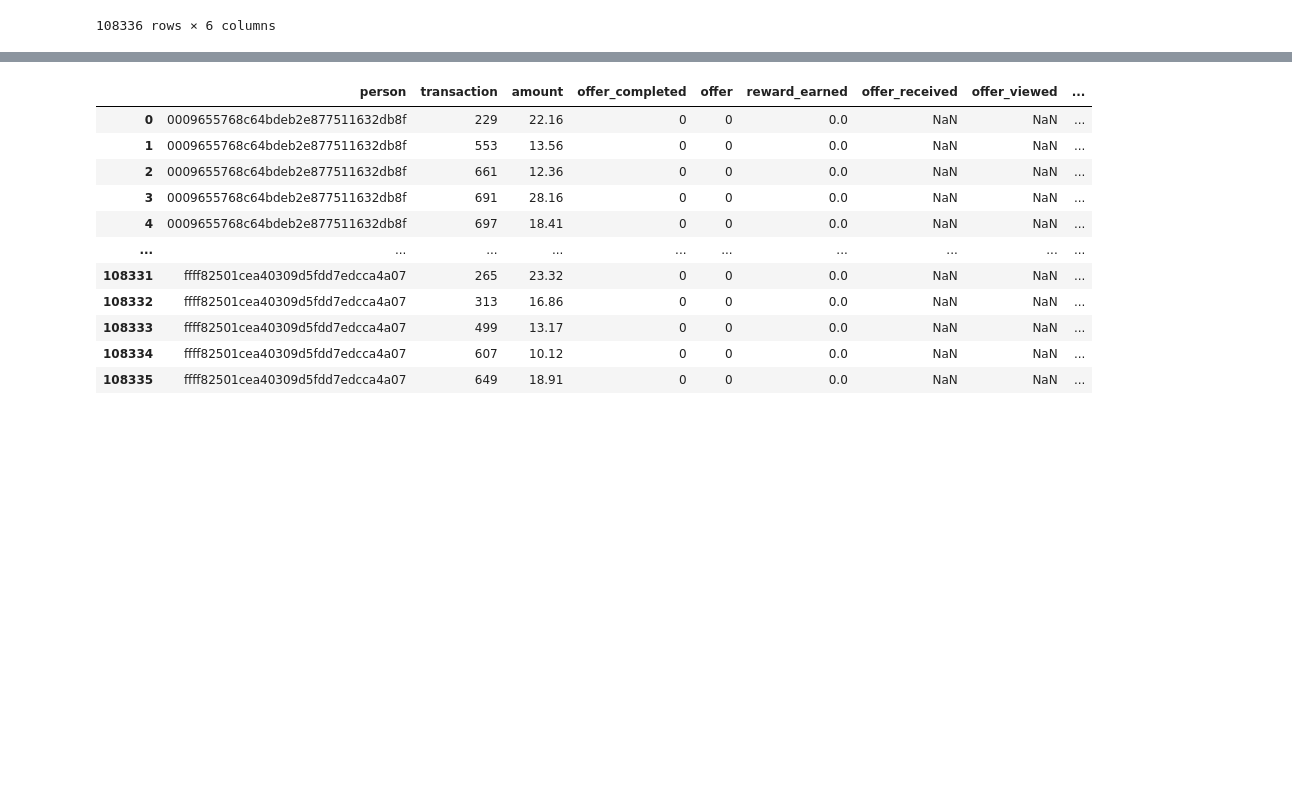
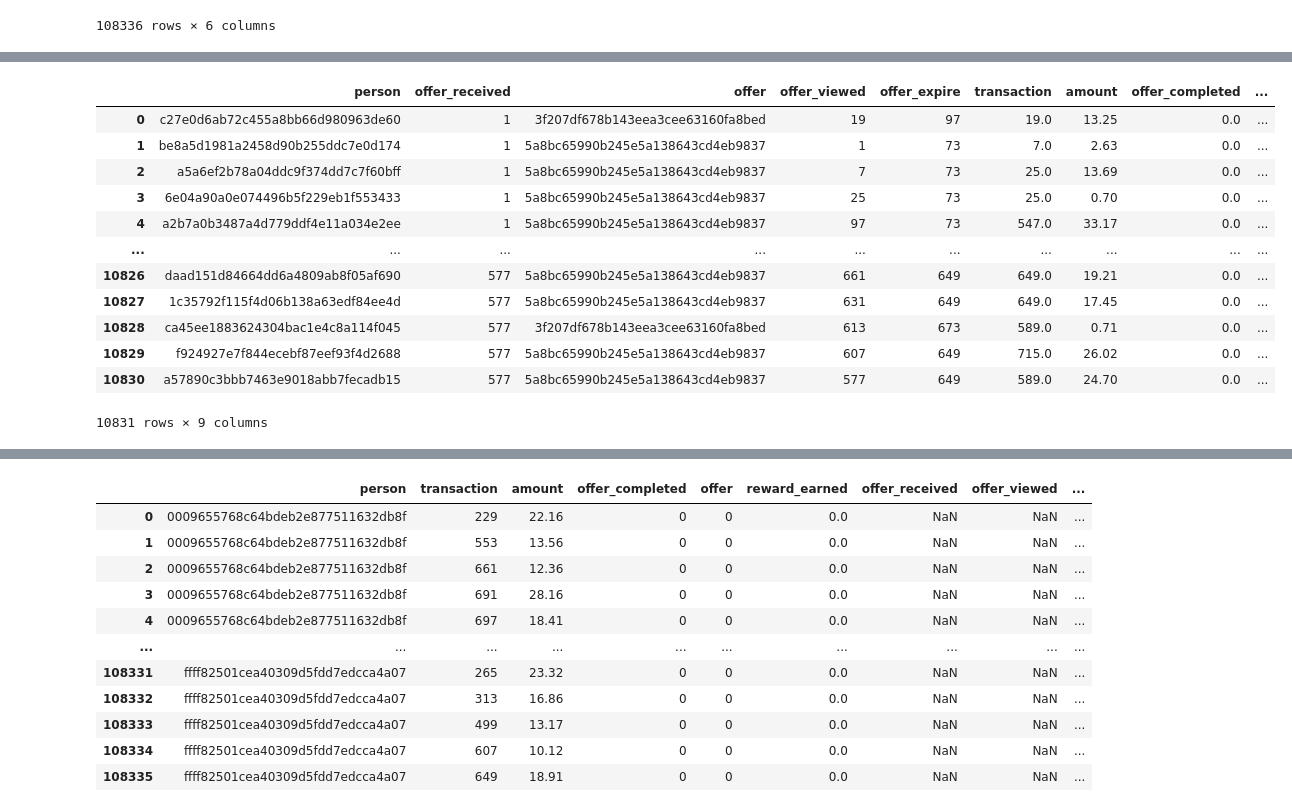
Before and after one commit to natashk/Starbucks-Capstone, a Jupyter notebook: Starbucks_Capstone_notebook.ipynb, the cells around one changed output, grey strips where cells are left out. Saved outputs shown, nothing was run; the diff lists cells and outputs as text; code cells hidden in the pictures; blank space fills up the shorter version.

```diff
--- a/Starbucks_Capstone_notebook.ipynb
+++ b/Starbucks_Capstone_notebook.ipynb
@@ -721,0 +724,4 @@ no_offer_transactions
+# %%
+info_offers = list(offers[offers['informational']==1]['id'])
+info_received_viewed = event_received_viewed_df[event_received_viewed_df['offer'].isin(info_offers)]
+info_received_viewed
@@ -721,0 +759,3 @@ no_offer_transactions
+# %%
+info_received_not_viewed = info_received_viewed[info_received_viewed['offer_viewed']==0]
+info_received_not_viewed
@@ -721,0 +778,3 @@ no_offer_transactions
+# %%
+info_received_viewed = info_received_viewed.drop(info_received_not_viewed.index)
+info_received_viewed
@@ -721,0 +825,18 @@ no_offer_transactions
+# %%
+combined_info = pd.merge_asof(info_received_viewed,no_offer_transactions.sort_values(by='transaction'),by=['person'],left_on='offer_received',right_on='transaction',direction='forward',suffixes=('','_y'))
+combined_info = combined_info.drop(columns=['offer_y'])
+combined_info
+# %% [output]
+|  | person | offer_received | offer | offer_viewed | offer_expire | transaction | amount | offer_completed | ... |
+| 0 | c27e0d6ab72c455a8bb66d980963de60 | 1 | 3f207df678b143eea3cee63160fa8bed | 19 | 97 | 19.0 | 13.25 | 0.0 | ... |
+| 1 | be8a5d1981a2458d90b255ddc7e0d174 | 1 | 5a8bc65990b245e5a138643cd4eb9837 | 1 | 73 | 7.0 | 2.63 | 0.0 | ... |
+| 2 | a5a6ef2b78a04ddc9f374dd7c7f60bff | 1 | 5a8bc65990b245e5a138643cd4eb9837 | 7 | 73 | 25.0 | 13.69 | 0.0 | ... |
+| 3 | 6e04a90a0e074496b5f229eb1f553433 | 1 | 5a8bc65990b245e5a138643cd4eb9837 | 25 | 73 | 25.0 | 0.70 | 0.0 | ... |
+| 4 | a2b7a0b3487a4d779ddf4e11a034e2ee | 1 | 5a8bc65990b245e5a138643cd4eb9837 | 97 | 73 | 547.0 | 33.17 | 0.0 | ... |
+| ... | ... | ... | ... | ... | ... | ... | ... | ... | ... |
+| 10826 | daad151d84664dd6a4809ab8f05af690 | 577 | 5a8bc65990b245e5a138643cd4eb9837 | 661 | 649 | 649.0 | 19.21 | 0.0 | ... |
+| 10827 | 1c35792f115f4d06b138a63edf84ee4d | 577 | 5a8bc65990b245e5a138643cd4eb9837 | 631 | 649 | 649.0 | 17.45 | 0.0 | ... |
+| 10828 | ca45ee1883624304bac1e4c8a114f045 | 577 | 3f207df678b143eea3cee63160fa8bed | 613 | 673 | 589.0 | 0.71 | 0.0 | ... |
+| 10829 | f924927e7f844ecebf87eef93f4d2688 | 577 | 5a8bc65990b245e5a138643cd4eb9837 | 607 | 649 | 715.0 | 26.02 | 0.0 | ... |
+| 10830 | a57890c3bbb7463e9018abb7fecadb15 | 577 | 5a8bc65990b245e5a138643cd4eb9837 | 577 | 649 | 589.0 | 24.70 | 0.0 | ... |
+10831 rows × 9 columns
```
Also changed, not shown: parts of 63 cells of this notebook.
